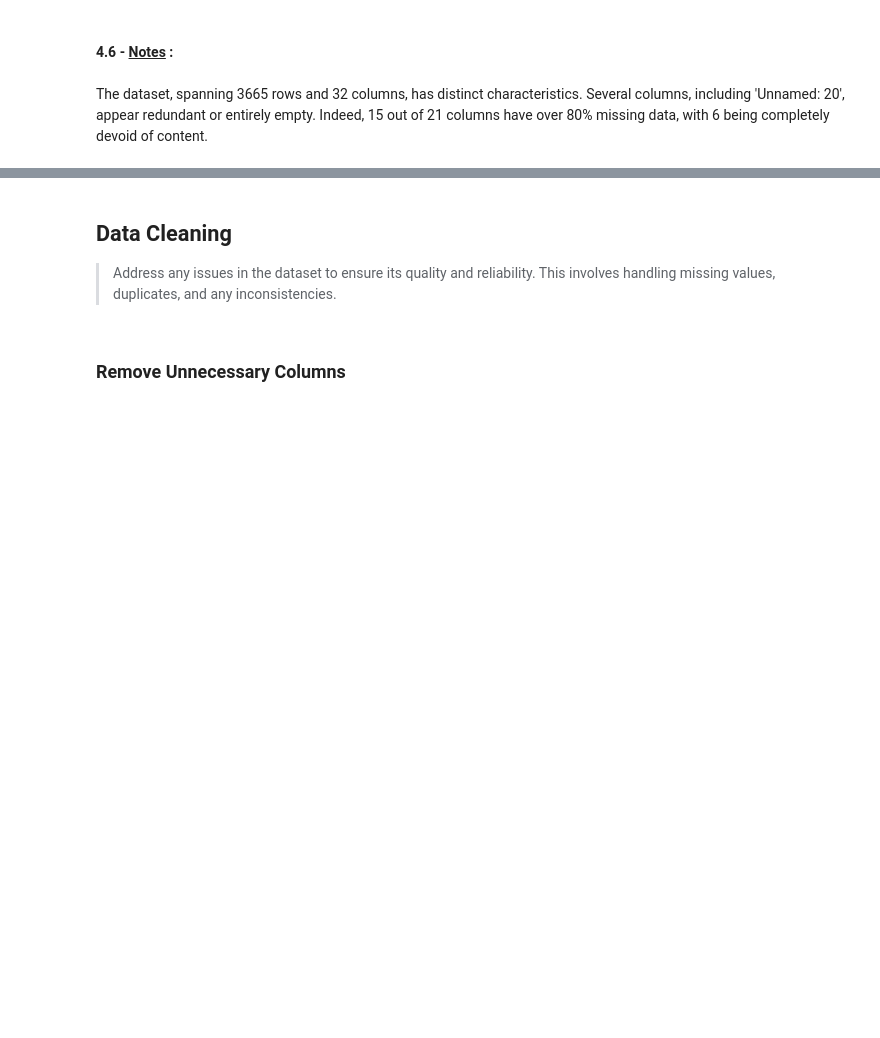
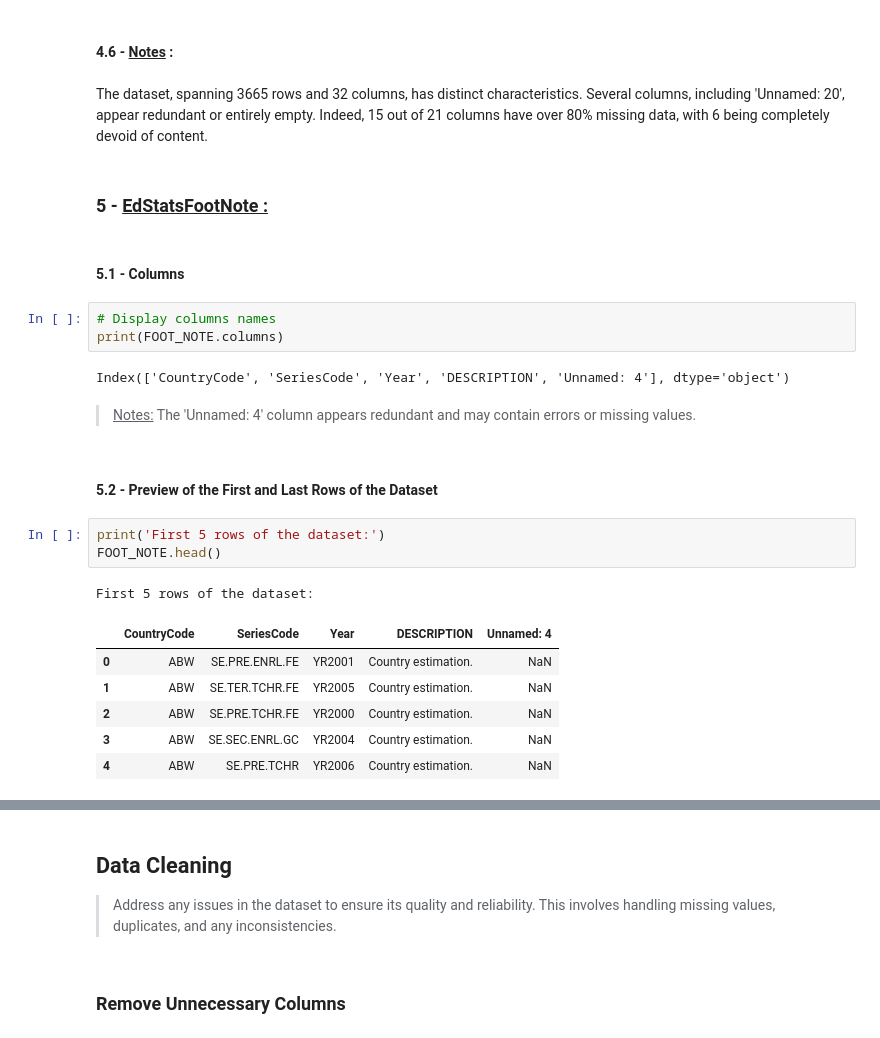
Before and after one commit to MasterCodeDevelop/academy, a Jupyter notebook: netebook.ipynb, the cells around one changed output, grey strips where cells are left out. Saved outputs shown, nothing was run; the diff lists cells and outputs as text; blank space fills up the shorter version.

```diff
--- a/netebook.ipynb
+++ b/netebook.ipynb
@@ -740,3 +741,28 @@ Number of columns 21
 #### 4.6 - <u>Notes</u> :
 # %% [markdown]
 The dataset, spanning 3665 rows and 32 columns, has distinct characteristics. Several columns, including 'Unnamed: 20', appear redundant or entirely empty. Indeed, 15 out of 21 columns have over 80% missing data, with 6 being completely devoid of content.
+# %% [markdown]
+<a id='stats-foot-note'></a>
+### 5 - <u>EdStatsFootNote :</u>
+# %% [markdown]
+#### 5.1 - Columns
+# %%
+# Display columns names
+print(FOOT_NOTE.columns)
+# %% [output]
+Index(['CountryCode', 'SeriesCode', 'Year', 'DESCRIPTION', 'Unnamed: 4'], dtype='object')
+# %% [markdown]
+> <u>Notes:</u> The 'Unnamed: 4' column appears redundant and may contain errors or missing values.
+# %% [markdown]
+#### 5.2 - Preview of the First and Last Rows of the Dataset
+# %%
+print('First 5 rows of the dataset:')
+FOOT_NOTE.head()
+# %% [output]
+First 5 rows of the dataset:
+|  | CountryCode | SeriesCode | Year | DESCRIPTION | Unnamed: 4 |
+| 0 | ABW | SE.PRE.ENRL.FE | YR2001 | Country estimation. | NaN |
+| 1 | ABW | SE.TER.TCHR.FE | YR2005 | Country estimation. | NaN |
+| 2 | ABW | SE.PRE.TCHR.FE | YR2000 | Country estimation. | NaN |
+| 3 | ABW | SE.SEC.ENRL.GC | YR2004 | Country estimation. | NaN |
+| 4 | ABW | SE.PRE.TCHR | YR2006 | Country estimation. | NaN |
```
Also changed, not shown: parts of 15 cells of this notebook.
